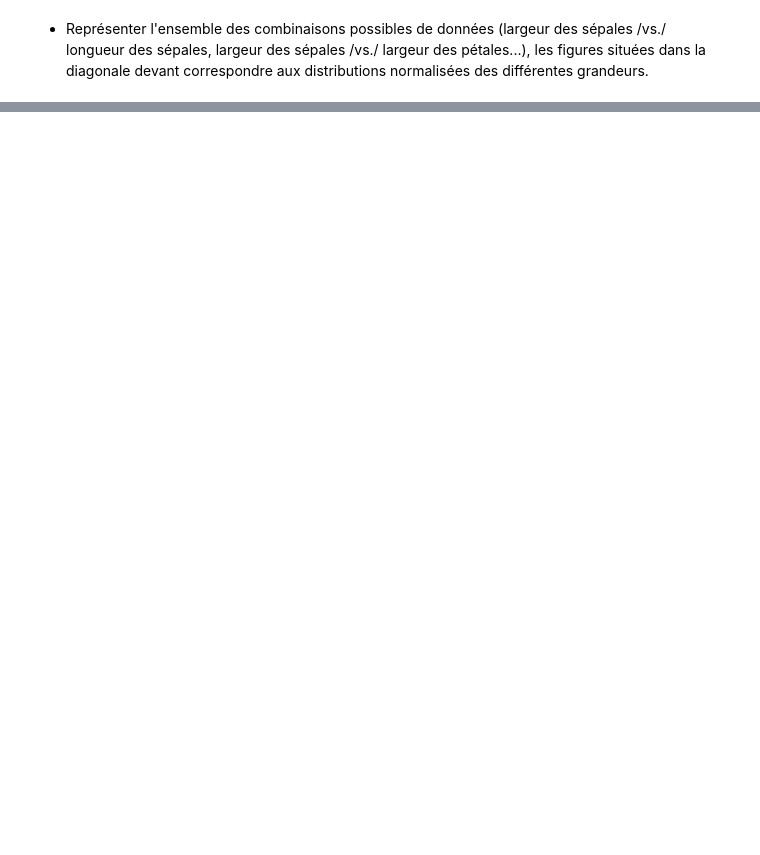
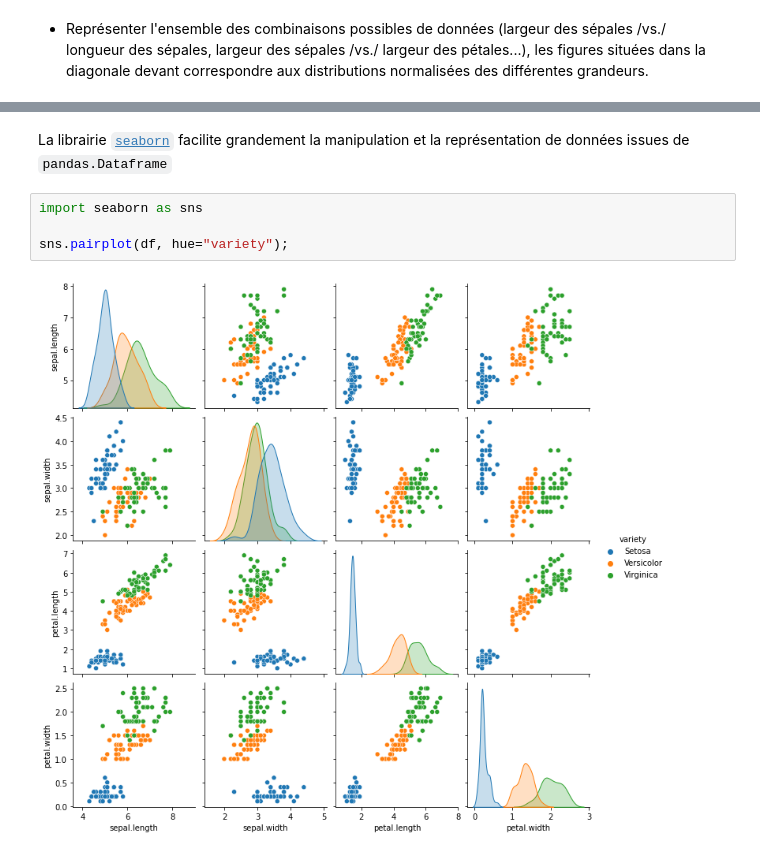
Before and after one commit to xgarrido/master_python_teaching, a Jupyter notebook: td/04_td_pandas.ipynb, the cells around one changed output, grey strips where cells are left out. Drawn from its saved outputs; the diff is of its cells as text; blank space fills up the shorter version.

```diff
--- a/td/04_td_pandas.ipynb
+++ b/td/04_td_pandas.ipynb
@@ -253,0 +249,8 @@ plt.show()
+# %% [markdown]
+La librairie [`seaborn`](https://seaborn.pydata.org/examples/scatterplot_matrix.html) facilite grandement la manipulation et la représentation de données issues de `pandas.Dataframe`
+# %%
+import seaborn as sns
+
+sns.pairplot(df, hue="variety");
+# %% [output]
+[figure, added]
```
Also changed, not shown: parts of 4 cells of this notebook, 1 other file.
